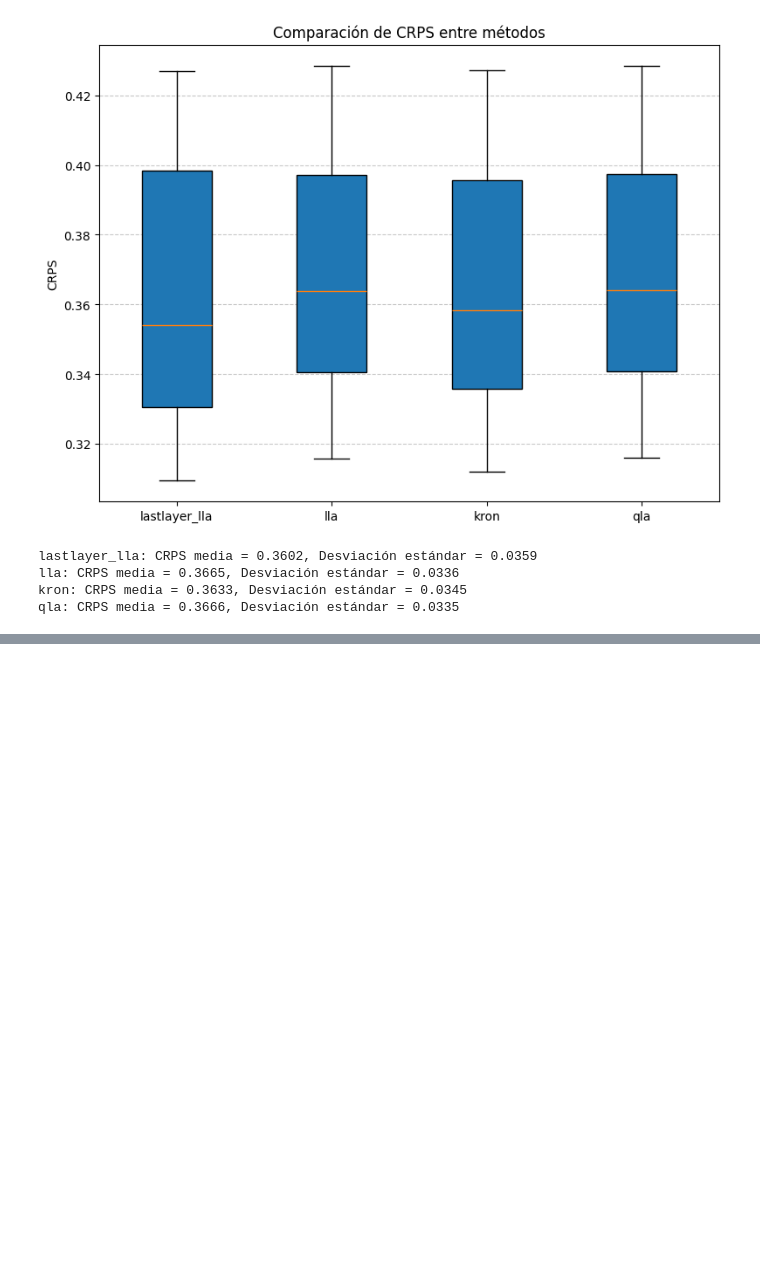
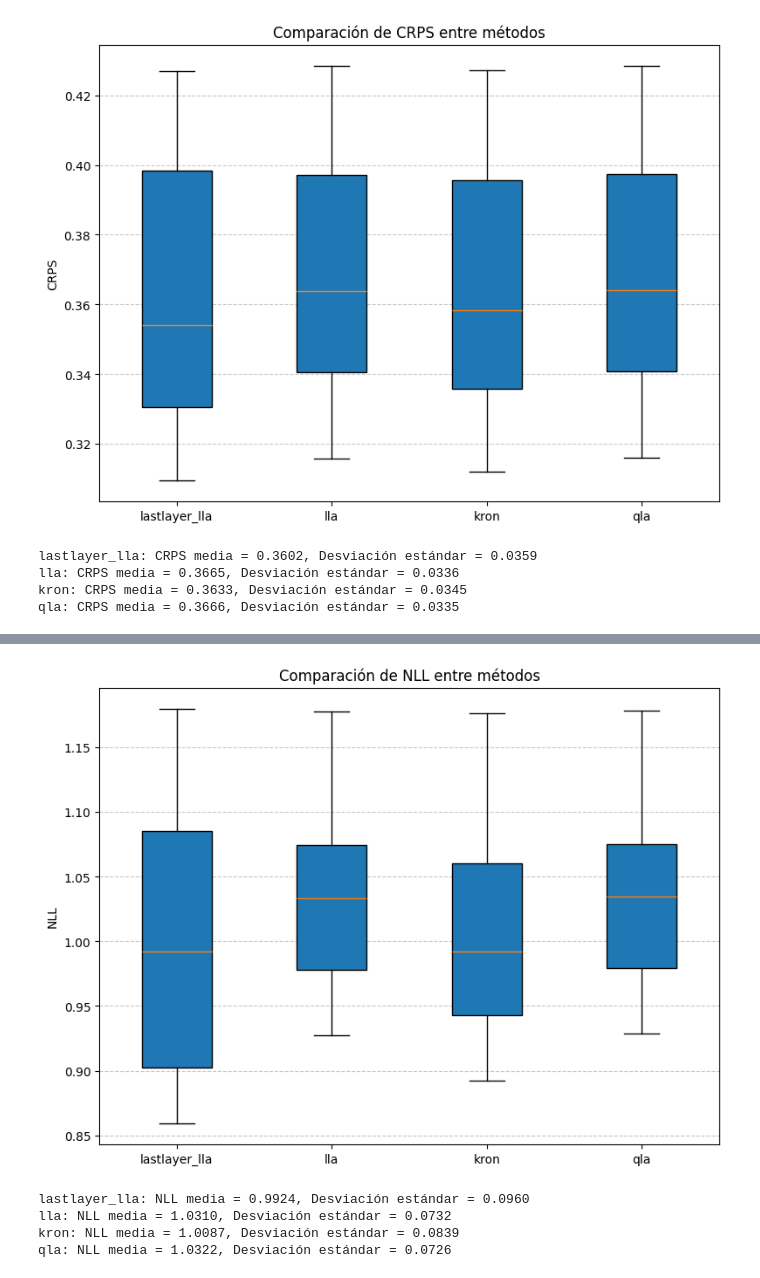
Before and after one commit to pedro-jgl/QuadraticLaplaceMethod, a Jupyter notebook: RedWine.ipynb, the cells around one changed output, grey strips where cells are left out. Cells and saved outputs as stored; diff of their text form; code cells hidden in the pictures; blank space fills up the shorter version.

```diff
--- a/RedWine.ipynb
+++ b/RedWine.ipynb
@@ -193,0 +210,30 @@ qla: CRPS media = 0.3666, Desviación estándar = 0.0335
+# %%
+data = []
+labels = []
+
+for method, df in method_dfs.items():
+    if "NLL" in df.columns:  # Asegurarse de que existe la métrica
+        data.append(df["NLL"])
+        labels.append(method)
+
+plt.figure(figsize=(8, 6))
+plt.boxplot(data, tick_labels=labels, patch_artist=True)
+
+plt.ylabel("NLL")
+plt.title("Comparación de NLL entre métodos")
+plt.grid(axis="y", linestyle="--", alpha=0.7)
+plt.tight_layout()
+plt.show()
+# %% [output]
+[figure, added]
+# %%
+for method, df in method_dfs.items():
+    if "NLL" in df.columns:
+        mean_nll = df["NLL"].mean()
+        std_nll = df["NLL"].std()
+        print(f"{method}: NLL media = {mean_nll:.4f}, Desviación estándar = {std_nll:.4f}")
+# %% [output]
+lastlayer_lla: NLL media = 0.9924, Desviación estándar = 0.0960
+lla: NLL media = 1.0310, Desviación estándar = 0.0732
+kron: NLL media = 1.0087, Desviación estándar = 0.0839
+qla: NLL media = 1.0322, Desviación estándar = 0.0726
```
Also changed, not shown: parts of 1 cell of this notebook, 4 other files.
